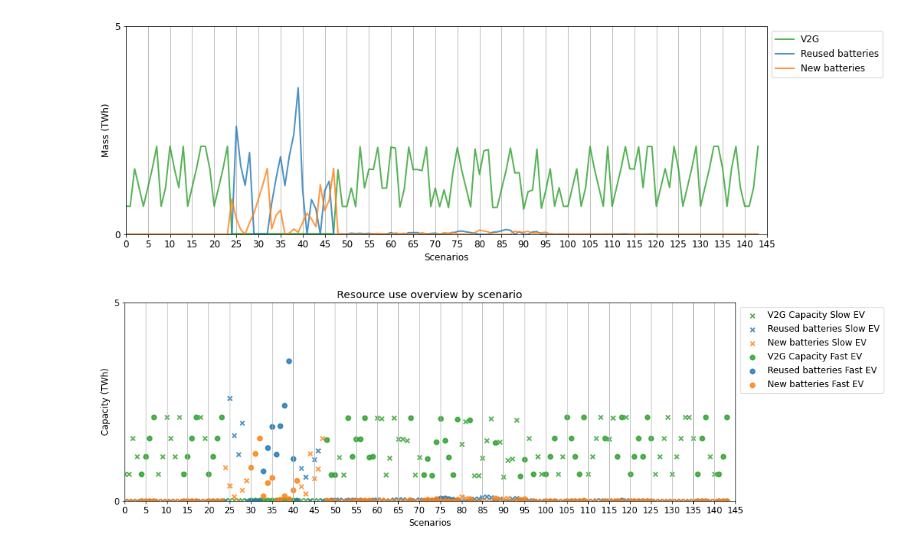
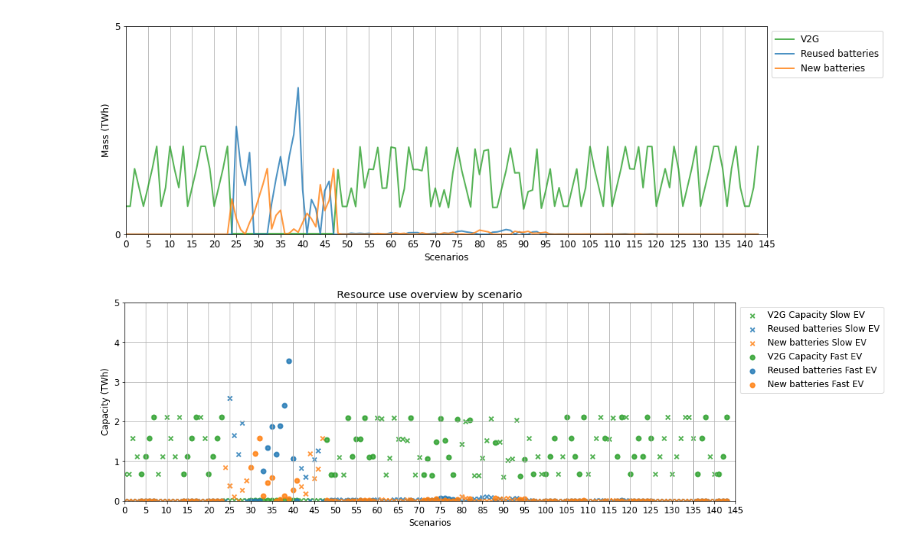
Before and after one commit to fernaag/V2G_in_EU, a Jupyter notebook: results/Manuscript/scenario_comparison_analysis_capacity.ipynb, the cells around one changed output. Cells and saved outputs as stored; diff of their text form; code cells hidden in the pictures.

```diff
--- a/results/Manuscript/scenario_comparison_analysis_capacity.ipynb
+++ b/results/Manuscript/scenario_comparison_analysis_capacity.ipynb
@@ -47,32 +47,32 @@ plt.legend(loc = 'upper left', bbox_to_anchor=(1,1))
 # %%
 fig = plt.figure(figsize=[15, 5], facecolor ='white')
 transp = 0.8
 for ev_scenario in ['Slow EV', 'Fast EV']:
     if ev_scenario == 'Slow EV':
         pmarker = 'x'
     if ev_scenario == 'Fast EV':
         pmarker = 'o'
     for col in ['V2G Capacity', 'Reused batteries', 'New batteries']:
         if col == 'V2G Capacity':
             pcolor = 'tab:green'
         if col == 'Reused batteries':
             pcolor = 'tab:blue'
         if col == 'New batteries':
             pcolor = 'tab:orange'
         # plot
         plt.scatter(df_ascend_v2g.loc[df_ascend_v2g['EV Scenario'] == ev_scenario, col].index,\
                     df_ascend_v2g.loc[df_ascend_v2g['EV Scenario'] == ev_scenario, col].values/1000,\
                     marker = pmarker, label = col+' '+ev_scenario, alpha = transp, linewidth = 2, c = pcolor)
 # beautification
 plt.grid()
 plt.xticks(np.arange(0, 150, 5))
 plt.xlim((0, 145))
-plt.yticks(np.arange(0, 60, 5))
+plt.yticks(np.arange(0, 60, 1))
 plt.ylim((0,5))
 plt.xlabel('Scenarios')
 plt.ylabel('Capacity (TWh)')
 plt.legend(loc = 'upper left', bbox_to_anchor=(1,1))
 plt.title('Resource use overview by scenario')
 plt.savefig('mass_by_scenario.png', dpi = 300, bbox_inches = 'tight')
 # %% [output]
-[figure, old version]
+[figure, new version]
```
Also changed, not shown: 9 other files.
